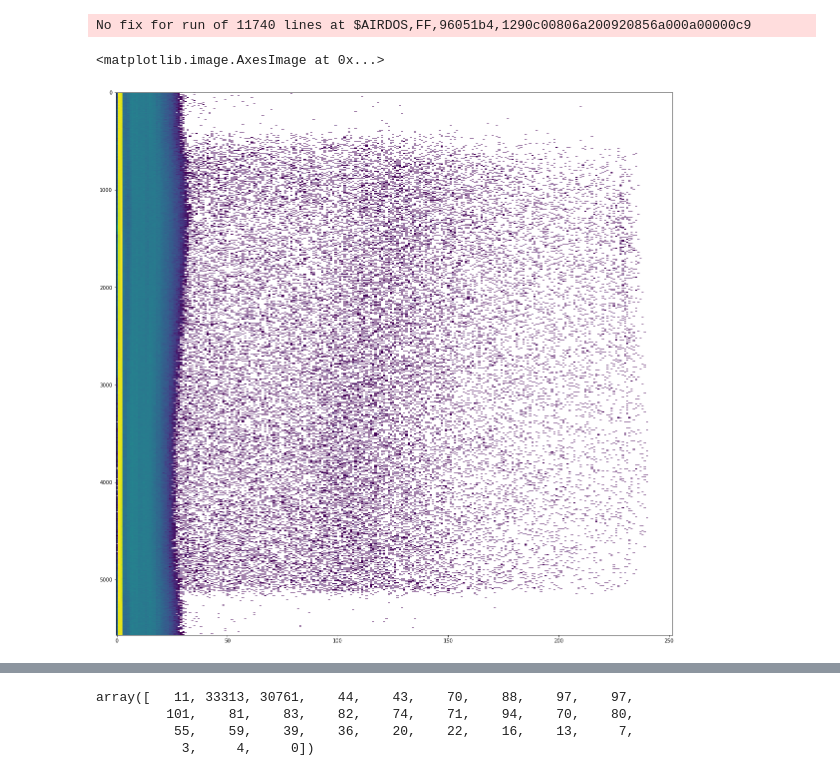
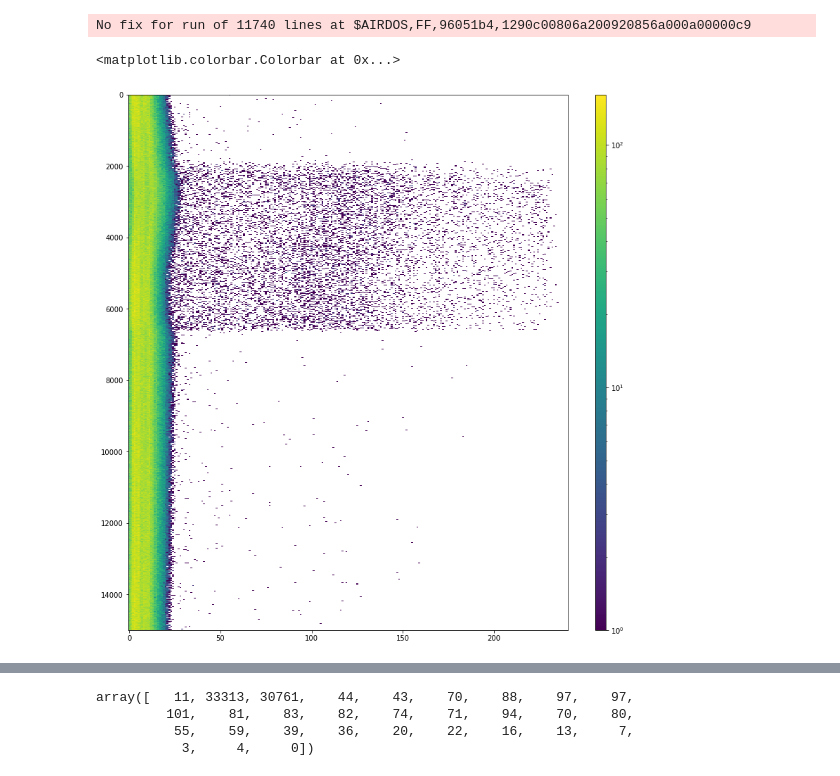
Before and after one commit to ODZ-UJF-AV-CR/FIK-4-Kiruna, a Jupyter notebook: notebooks/SpectraDemos.ipynb, the cells around one changed output, grey strips where cells are left out. Cells and saved outputs as stored; diff of their text form; code cells hidden in the pictures.

```diff
--- a/notebooks/SpectraDemos.ipynb
+++ b/notebooks/SpectraDemos.ipynb
@@ -19,17 +20,19 @@ No fix for run of 11740 lines at $AIRDOS,FF,96051b4,1290c00806a200920856a000a000
 # %%
 # c_all is pandas frame, c_all['Bins'] contains logged spectra, each spectrum being an ordinary python list
 c_all = cf_logs[0].candy
 
 # select time range of interest
 ta = pd.Timestamp('2019-09-05T04', tz='UTC')
-tb = pd.Timestamp('2019-09-05T18:30', tz='UTC')
-c = c_all[(c_all.index > ta) & (c_all.index < tb)]
+tb = pd.Timestamp('2019-09-05T19:30', tz='UTC')
+c = c_all#[(c_all.index > ta) & (c_all.index < tb)]
 
 # export spectra into a numpy array
 spectra = np.array(list(c['Bins']))
 
-plt.figure(figsize=(20, 20))
-plt.imshow(np.log(spectra), aspect='auto')
+plt.figure(figsize=(14, 14))
+#plt.imshow(np.log(spectra), aspect='auto')
+plt.imshow((spectra[:,4:245]), aspect='auto', norm=LogNorm())
+plt.colorbar(aspect=50)
 # %% [output]
-<matplotlib.image.AxesImage at 0x...>
+<matplotlib.colorbar.Colorbar at 0x...>
-[figure, old version]
+[figure, new version]
```
Also changed, not shown: parts of 4 cells of this notebook, 1 other file.
